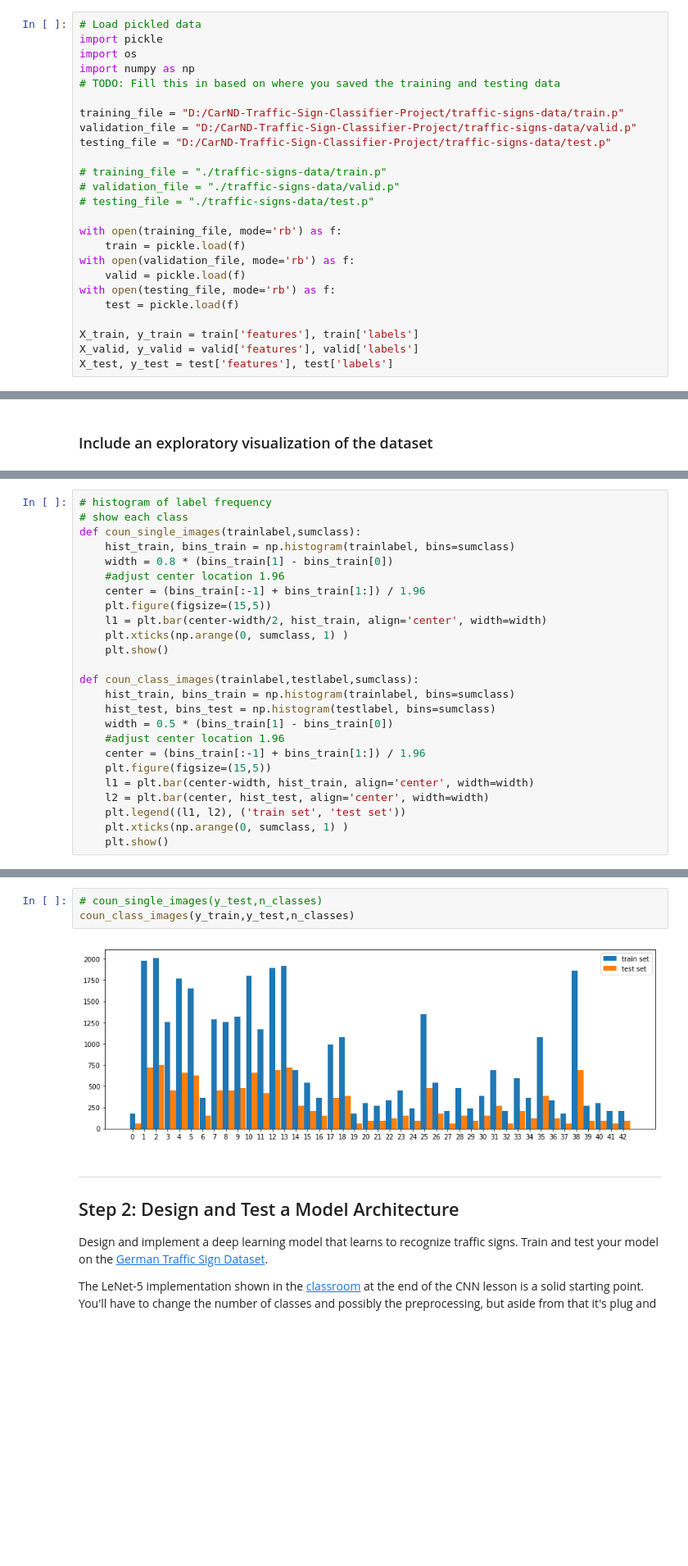
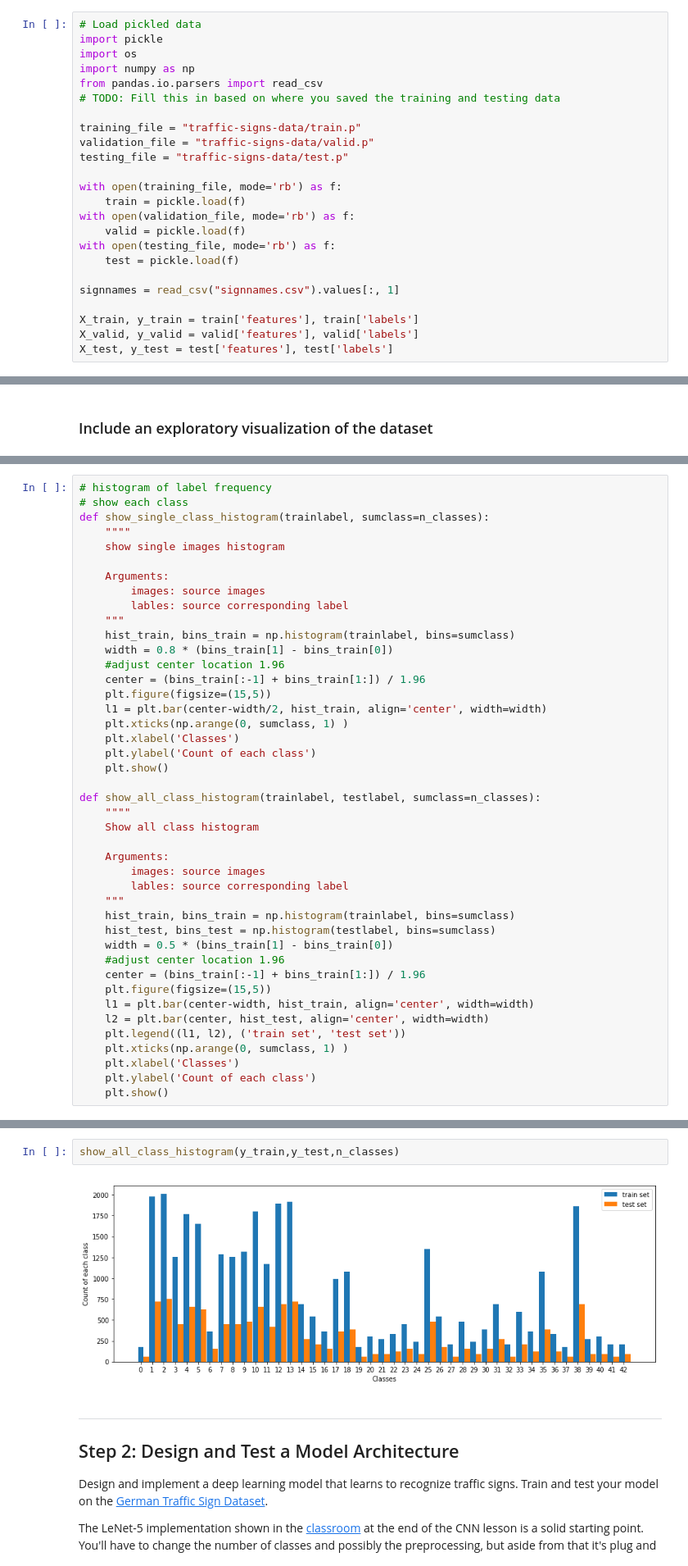
Before and after one commit to HairanWu/CarND-Traffic-Sign-Classifier-Project, a Jupyter notebook: Traffic_Sign_Classifier.ipynb, the cells around one changed output, grey strips where cells are left out. Shown at 82% size. Cells and saved outputs as stored; diff of their text form; blank space fills up the shorter version.

```diff
--- a/Traffic_Sign_Classifier.ipynb
+++ b/Traffic_Sign_Classifier.ipynb
@@ -24,15 +24,12 @@ The [rubric](https://review.udacity.com/#!/rubrics/481/view) contains "Stand Out
 import pickle
 import os
 import numpy as np
+from pandas.io.parsers import read_csv
 # TODO: Fill this in based on where you saved the training and testing data
 
-training_file = "D:/CarND-Traffic-Sign-Classifier-Project/traffic-signs-data/train.p"
-validation_file = "D:/CarND-Traffic-Sign-Classifier-Project/traffic-signs-data/valid.p"
-testing_file = "D:/CarND-Traffic-Sign-Classifier-Project/traffic-signs-data/test.p"
-
-# training_file = "./traffic-signs-data/train.p"
-# validation_file = "./traffic-signs-data/valid.p"
-# testing_file = "./traffic-signs-data/test.p"
+training_file = "traffic-signs-data/train.p"
+validation_file = "traffic-signs-data/valid.p"
+testing_file = "traffic-signs-data/test.p"
 
 with open(training_file, mode='rb') as f:
     train = pickle.load(f)
@@ -41,6 +38,8 @@ with open(validation_file, mode='rb') as f:
 with open(testing_file, mode='rb') as f:
     test = pickle.load(f)
 
+signnames = read_csv("signnames.csv").values[:, 1]
+
 X_train, y_train = train['features'], train['labels']
 X_valid, y_valid = valid['features'], valid['labels']
 X_test, y_test = test['features'], test['labels']
@@ -172,7 +239,14 @@ show_class_images(X_train,y_train,n_classes)
 # %%
 # histogram of label frequency
 # show each class
-def coun_single_images(trainlabel,sumclass):
+def show_single_class_histogram(trainlabel, sumclass=n_classes):
+    """"
+    show single images histogram
+
+    Arguments:
+        images: source images
+        lables: source corresponding label
+    """
     hist_train, bins_train = np.histogram(trainlabel, bins=sumclass)
     width = 0.8 * (bins_train[1] - bins_train[0])
     #adjust center location 1.96
@@ -180,9 +254,18 @@ def coun_single_images(trainlabel,sumclass):
     plt.figure(figsize=(15,5))
     l1 = plt.bar(center-width/2, hist_train, align='center', width=width)
     plt.xticks(np.arange(0, sumclass, 1) )
+    plt.xlabel('Classes')
+    plt.ylabel('Count of each class')
     plt.show()
 
-def coun_class_images(trainlabel,testlabel,sumclass):
+def show_all_class_histogram(trainlabel, testlabel, sumclass=n_classes):
+    """"
+    Show all class histogram
+
+    Arguments:
+        images: source images
+        lables: source corresponding label
+    """
     hist_train, bins_train = np.histogram(trainlabel, bins=sumclass)
     hist_test, bins_test = np.histogram(testlabel, bins=sumclass)
     width = 0.5 * (bins_train[1] - bins_train[0])
@@ -193,4 +276,6 @@ def coun_class_images(trainlabel,testlabel,sumclass):
     l2 = plt.bar(center, hist_test, align='center', width=width)
     plt.legend((l1, l2), ('train set', 'test set'))
     plt.xticks(np.arange(0, sumclass, 1) )
+    plt.xlabel('Classes')
+    plt.ylabel('Count of each class')
     plt.show()
@@ -197,8 +298,7 @@ def coun_class_images(trainlabel,testlabel,sumclass):
 # %%
-# coun_single_images(y_test,n_classes)
-coun_class_images(y_train,y_test,n_classes)
+show_all_class_histogram(y_train,y_test,n_classes)
 # %% [output]
-[figure, old version]
+[figure, new version]
 # %% [markdown]
 ----
 
```
Also changed, not shown: parts of 41 cells of this notebook.
